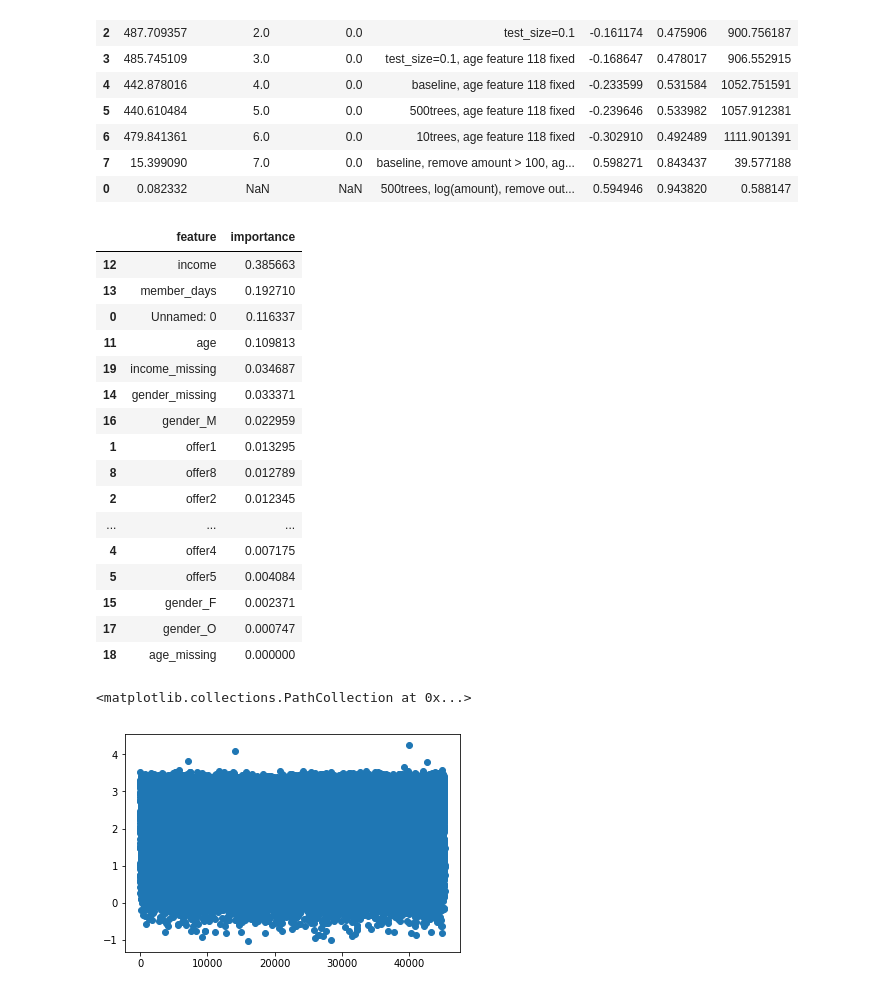
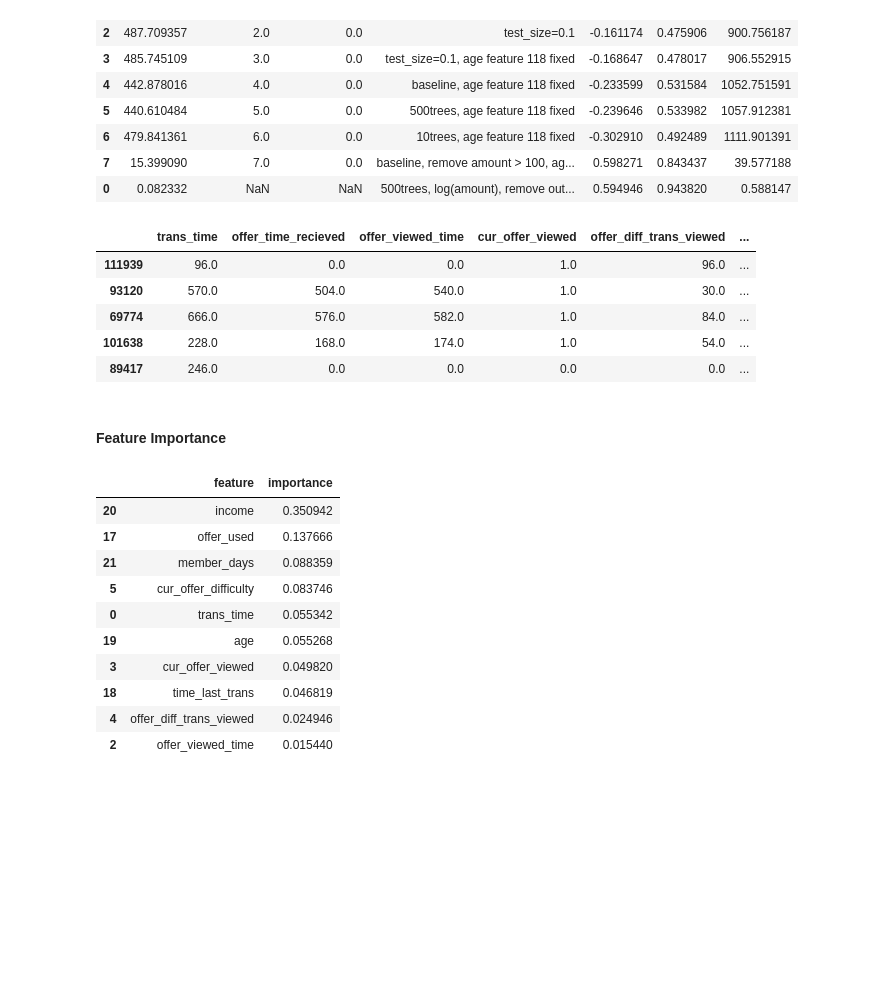
Before and after one commit to erab17/data_scientist_nanodegree_capstone, a Jupyter notebook: Starbucks_Capstone_notebook-Copy1.ipynb, the cells around one changed output. Cells and saved outputs as stored; diff of their text form; code cells hidden in the pictures; blank space fills up the shorter version.

Commit message:
SHAP and Feature Importance added

```diff
--- a/Starbucks_Capstone_notebook-Copy1.ipynb
+++ b/Starbucks_Capstone_notebook-Copy1.ipynb
@@ -821,4 +856,4 @@ portfolio.head()
 # %%
-#df2.drop("Unnamed: 0", axis=1, inplace=True)
+df2.drop("Unnamed: 0", axis=1, inplace=True)
 df2.head(20)
 # %% [output]
@@ -844,7 +879,8 @@ df_trans_prof = pd.merge(df2, profile, left_on="person_array", right_on="id")
 df_trans_prof_port = df_trans_prof.merge(portfolio, left_on="all_offer_ids", right_on="id")
 #df_trans_prof_port.drop(["person_array", "all_offer_ids", "id_x", "id_y", "cur_offer_difficulty"], inplace=True, axis=1)
 #df_trans_prof.drop(["person_array", "all_offer_ids", "id", "cur_offer_difficulty","offer_used", "offer_time_recieved", "offer_viewed_time", "cur_offer_viewed", "offer_diff_trans_viewed", "info_time_array", "trans_time", "time_last_trans"], inplace=True, axis=1)
-df_trans_prof_port.drop(["Unnamed: 0", "person_array", "all_offer_ids", "id_x", "id_y"], inplace=True, axis=1)
+#df_trans_prof_port.drop(["Unnamed: 0", "person_array", "all_offer_ids", "id_x", "id_y"], inplace=True, axis=1)
+df_trans_prof_port.drop(["person_array", "all_offer_ids", "id_x", "id_y"], inplace=True, axis=1)
 # %%
 df_trans_prof_port.head()
 # %% [output]
@@ -1062,4 +1227,9 @@ Run random forest model
+# %%
+X = df_trans_prof.drop("trans_amount", axis=1)
+y = df_trans_prof["trans_amount"]
+X_train, X_test, y_train, y_test = train_test_split(X, y, test_size=0.33, random_state=42)
 # %%
-rfr = RandomForestRegressor(n_estimators=500,random_state=42, min_samples_split=4, max_depth=7)
+%%time
+rfr = RandomForestRegressor(n_estimators=100,random_state=42, min_samples_split=2, max_depth=None) #250
 rfr.fit(X_train, y_train)
 # %% [output]
@@ -1126,30 +1343,30 @@ To retain the current behavior and silence the warning, pass 'sort=True'.
 | 6 | 479.841361 | 6.0 | 0.0 | 10trees, age feature 118 fixed | -0.302910 | 0.492489 | 1111.901391 |
 | 7 | 15.399090 | 7.0 | 0.0 | baseline, remove amount > 100, ag... | 0.598271 | 0.843437 | 39.577188 |
 | 0 | 0.082332 | NaN | NaN | 500trees, log(amount), remove out... | 0.594946 | 0.943820 | 0.588147 |
+# %%
+X_train.head()
+# %% [output]
+|  | trans_time | offer_time_recieved | offer_viewed_time | cur_offer_viewed | offer_diff_trans_viewed | ... |
+| 111939 | 96.0 | 0.0 | 0.0 | 1.0 | 96.0 | ... |
+| 93120 | 570.0 | 504.0 | 540.0 | 1.0 | 30.0 | ... |
+| 69774 | 666.0 | 576.0 | 582.0 | 1.0 | 84.0 | ... |
+| 101638 | 228.0 | 168.0 | 174.0 | 1.0 | 54.0 | ... |
+| 89417 | 246.0 | 0.0 | 0.0 | 0.0 | 0.0 | ... |
+# %% [markdown]
+#### Feature Importance
 # %%
 data = list(zip(X_train.columns, rfr.feature_importances_))
 df_imp = pd.DataFrame(data, columns=["feature", "importance"])
-df_imp.sort_values("importance", ascending=False)
+df_imp.sort_values("importance", ascending=False)[:10]
 # %% [output]
 |  | feature | importance |
-| 12 | income | 0.385663 |
-| 13 | member_days | 0.192710 |
-| 0 | Unnamed: 0 | 0.116337 |
-| 11 | age | 0.109813 |
-| 19 | income_missing | 0.034687 |
-| 14 | gender_missing | 0.033371 |
-| 16 | gender_M | 0.022959 |
-| 1 | offer1 | 0.013295 |
-| 8 | offer8 | 0.012789 |
-| 2 | offer2 | 0.012345 |
-| ... | ... | ... |
-| 4 | offer4 | 0.007175 |
-| 5 | offer5 | 0.004084 |
-| 15 | gender_F | 0.002371 |
-| 17 | gender_O | 0.000747 |
-| 18 | age_missing | 0.000000 |
+| 20 | income | 0.350942 |
+| 17 | offer_used | 0.137666 |
+| 21 | member_days | 0.088359 |
+| 5 | cur_offer_difficulty | 0.083746 |
+| 0 | trans_time | 0.055342 |
+| 19 | age | 0.055268 |
+| 3 | cur_offer_viewed | 0.049820 |
+| 18 | time_last_trans | 0.046819 |
+| 4 | offer_diff_trans_viewed | 0.024946 |
+| 2 | offer_viewed_time | 0.015440 |
-# %%
-plt.scatter(x=list(range(0,len(y_test_predict))),y=y_test_predict)
-# %% [output]
-<matplotlib.collections.PathCollection at 0x...>
-[figure, removed]
```
Also changed, not shown: parts of 209 cells of this notebook.
